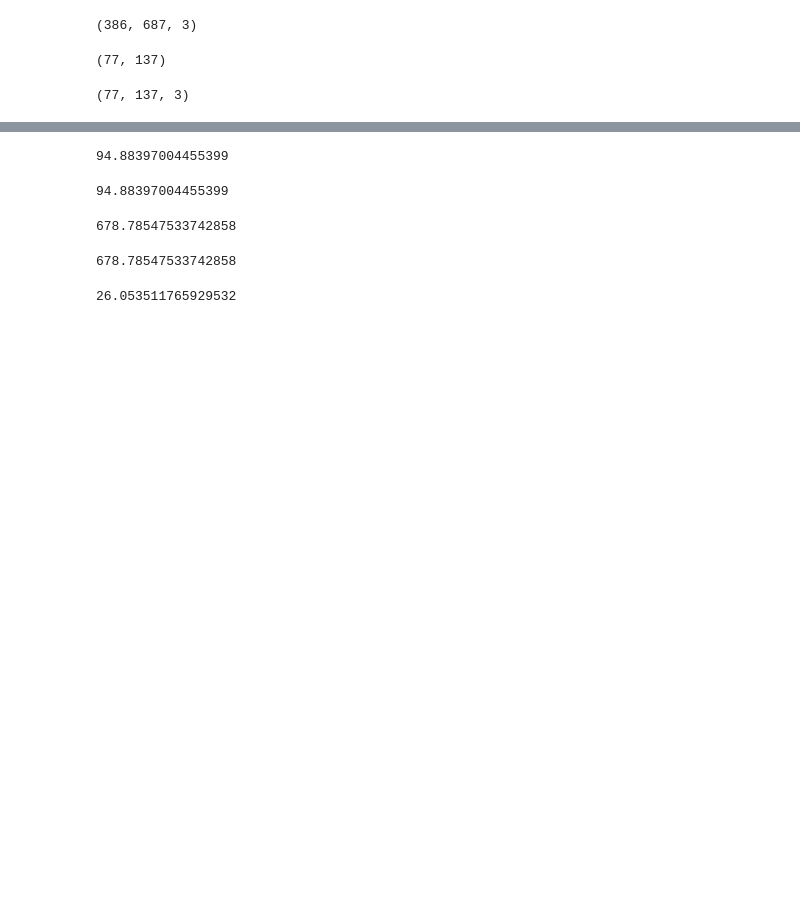
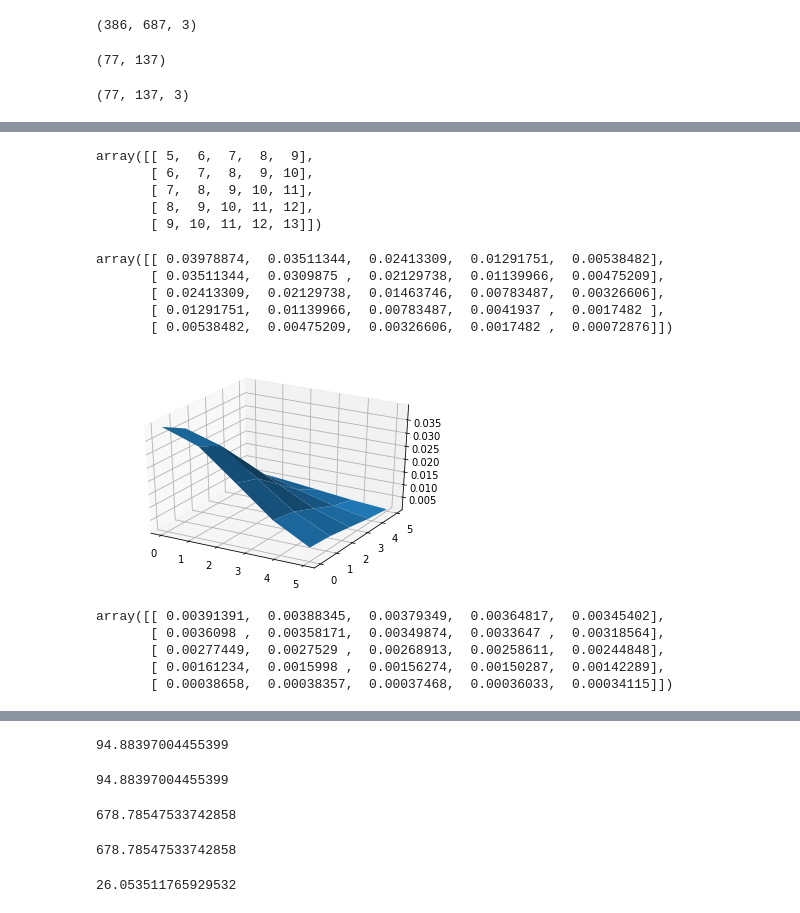
Before and after one commit to karino2/ClassSim, a Jupyter notebook: GMM_similarity.ipynb, the cells around one changed output, grey strips where cells are left out. Drawn from its saved outputs; the diff is of its cells as text; code cells hidden in the pictures; blank space fills up the shorter version.

Commit message:
DOOG filter implementation

```diff
--- a/GMM_similarity.ipynb
+++ b/GMM_similarity.ipynb
@@ -24,0 +67,8 @@ tile.shape
+# %%
+
+def G(y0, sigmax, sigmay, x, y):
+    # The definition of G seems wrong, I refer original Yang's paper.
+    # return (1/(2*math.pi* sigmax*sigmay)) *np.exp(- (x**2) + (y- y0/sigmay)**2)
+    dimx = len(x)
+    dimy = len(y)
+    return (1/(2*math.pi* sigmax*sigmay)) *np.exp(- (1/2) * (((x/sigmax)**2).reshape(1, dimx) + (((y- y0)/sigmay)**2).reshape(dimy, 1)))
@@ -24,0 +99,18 @@ tile.shape
+# %%
+arr2+arr
+# %% [output]
+array([[ 5,  6,  7,  8,  9],
+       [ 6,  7,  8,  9, 10],
+       [ 7,  8,  9, 10, 11],
+       [ 8,  9, 10, 11, 12],
+       [ 9, 10, 11, 12, 13]])
+# %%
+gausres = G(0, 2, 2, np.arange(5), np.arange(5))
+# %%
+gausres
+# %% [output]
+array([[ 0.03978874,  0.03511344,  0.02413309,  0.01291751,  0.00538482],
+       [ 0.03511344,  0.0309875 ,  0.02129738,  0.01139966,  0.00475209],
+       [ 0.02413309,  0.02129738,  0.01463746,  0.00783487,  0.00326606],
+       [ 0.01291751,  0.01139966,  0.00783487,  0.0041937 ,  0.0017482 ],
+       [ 0.00538482,  0.00475209,  0.00326606,  0.0017482 ,  0.00072876]])
@@ -24,0 +121,10 @@ tile.shape
+# %%
+
+X,Y=np.meshgrid(np.linspace(0,5,5),np.linspace(0,5,5));
+fig=plt.figure();
+ax=fig.add_subplot(111,projection='3d')
+ax.plot_surface(X, Y, gausres)
+# surf=ax.plot_surface(X,Y,G,c='red')
+plt.show()
+# %% [output]
+[figure, added]
@@ -24,0 +138,8 @@ tile.shape
+# %%
+DOOG2(np.arange(0, 5), np.arange(0, 5), 4, 2)
+# %% [output]
+array([[ 0.00391391,  0.00388345,  0.00379349,  0.00364817,  0.00345402],
+       [ 0.0036098 ,  0.00358171,  0.00349874,  0.0033647 ,  0.00318564],
+       [ 0.00277449,  0.0027529 ,  0.00268913,  0.00258611,  0.00244848],
+       [ 0.00161234,  0.0015998 ,  0.00156274,  0.00150287,  0.00142289],
+       [ 0.00038658,  0.00038357,  0.00037468,  0.00036033,  0.00034115]])
```
Also changed, not shown: parts of 40 cells of this notebook.
